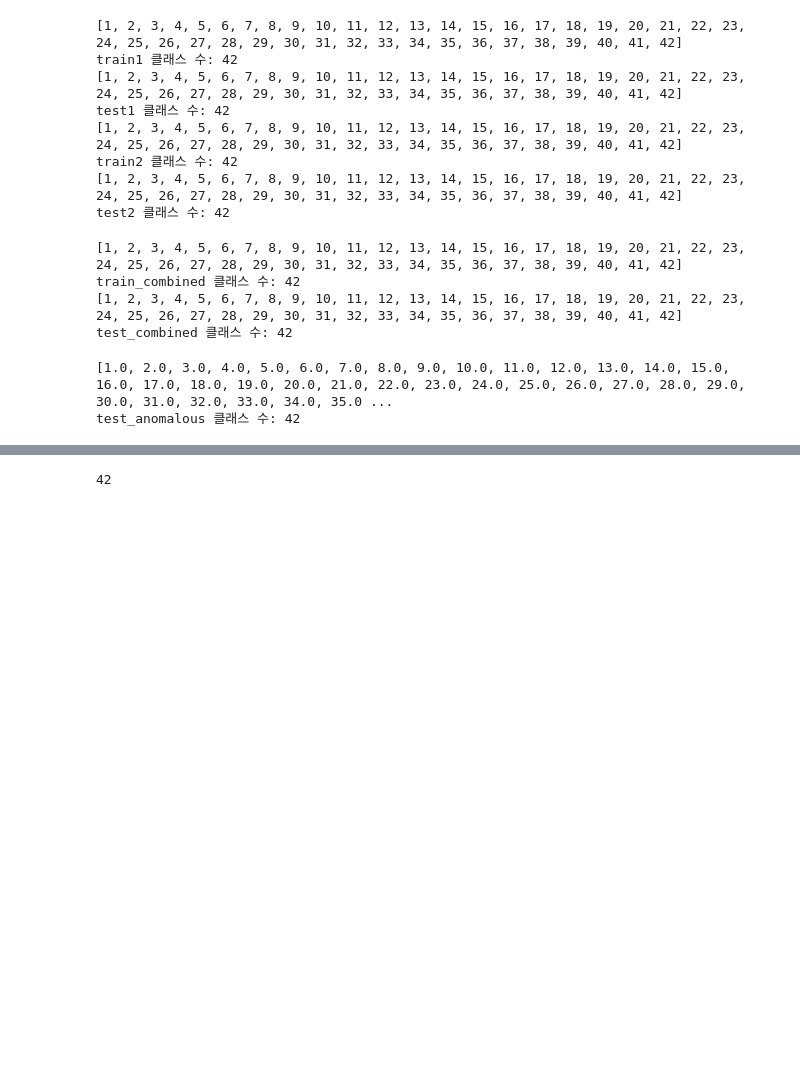
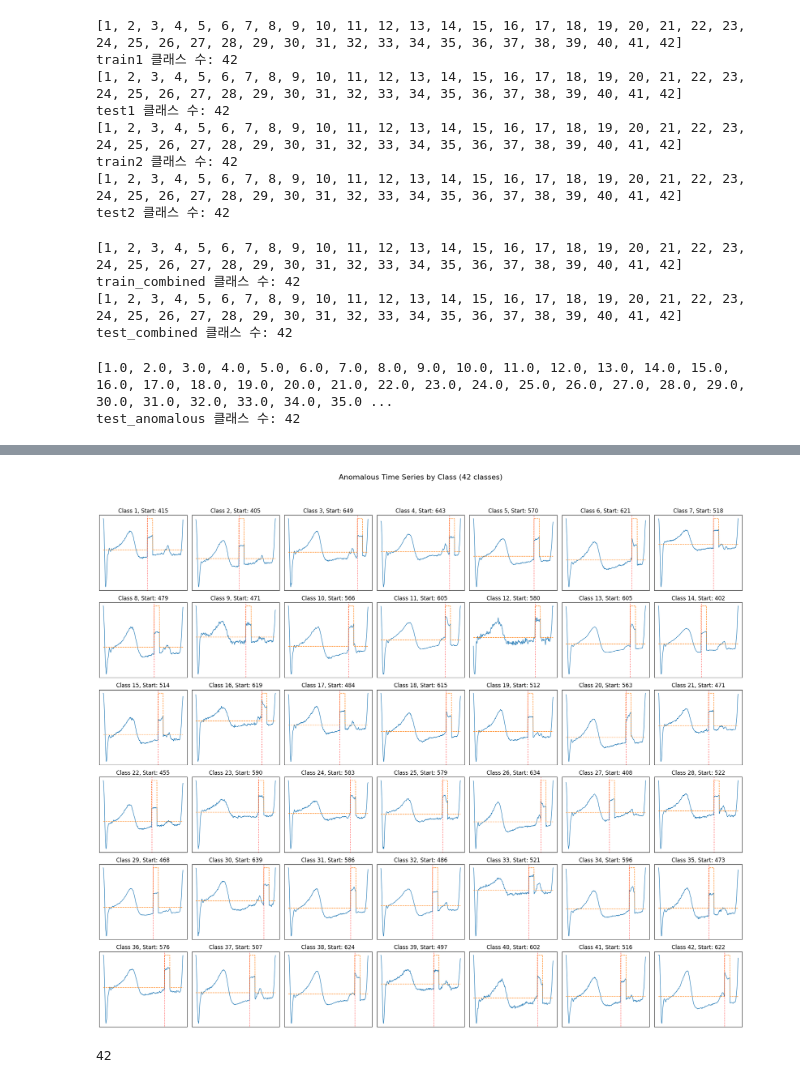
Before and after one commit to Minjee-Seo/AnomalyDiT, a Jupyter notebook: Dataset/ECG.ipynb, the cells around one changed output, grey strips where cells are left out. Saved outputs shown, nothing was run; the diff lists cells and outputs as text; code cells hidden in the pictures; blank space fills up the shorter version.

```diff
--- a/Dataset/ECG.ipynb
+++ b/Dataset/ECG.ipynb
@@ -156,0 +107,27 @@ test_anomalous.to_csv(test_save_path, index=False, header=False)
+# %%
+# 고유 클래스 목록
+unique_classes = sorted(test_anomalous.iloc[:, 0].unique())
+
+plt.figure(figsize=(20, 18))
+for idx, cls in enumerate(unique_classes):
+    # 해당 클래스에 속한 첫 번째 시계열 인덱스 찾기
+    i = test_anomalous[test_anomalous.iloc[:, 0] == cls].index[0]
+
+    plt.subplot(6, 7, idx + 1)
+    signal = test_anomalous.iloc[i, 1:].values.astype(float)
+    anomaly = point_labels[i]
+    anomaly_start = anomaly_starts[i]
+
+    plt.plot(signal, label="Signal", linewidth=1)
+    plt.plot(anomaly * np.max(signal), label="Anomaly Label", linestyle='--', linewidth=1)
+    plt.axvline(anomaly_start, color='red', linestyle=':', linewidth=1)
+
+    plt.title(f"Class {int(cls)}, Start: {anomaly_start}")
+    plt.xticks([])
+    plt.yticks([])
+
+plt.suptitle("Anomalous Time Series by Class (42 classes)", fontsize=16)
+plt.tight_layout(rect=[0, 0.03, 1, 0.95])
+plt.show()
+# %% [output]
+[figure, added]
```
Also changed, not shown: parts of 15 cells of this notebook, 2 other files.
